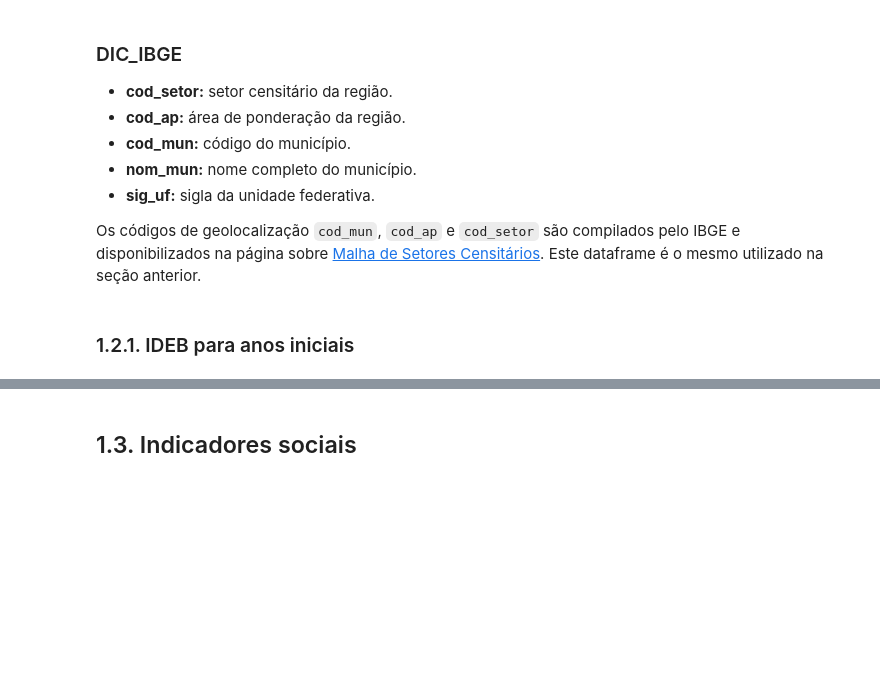
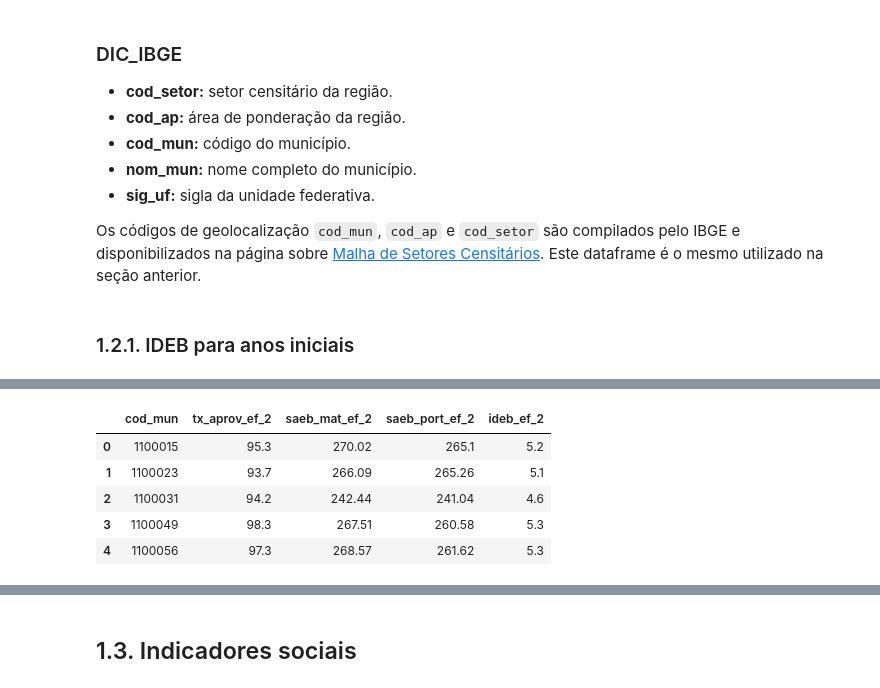
Before and after one commit to guilhermeolivsilva/tp-icd, a Jupyter notebook: Script_Trabalho.ipynb, the cells around one changed output, grey strips where cells are left out. Drawn from its saved outputs; the diff is of its cells as text; code cells hidden in the pictures; blank space fills up the shorter version.

```diff
--- a/Script_Trabalho.ipynb
+++ b/Script_Trabalho.ipynb
@@ -105,23 +142,30 @@ dados_ideb_ef_1.head()
 # %%
 #Importa dados do IDEB (anos finais)
-dados_ideb_ef_2 = pd.read_excel("datasets/divulgacao_anos_finais_municipios_2019.xlsx",
+dados_ideb_ef_2 = pd.read_excel('datasets/raw/divulgacao_anos_finais_municipios_2019.xlsx',
                                 header = [6, 7, 8])
 
 dados_ideb_ef_2 = remove_multilevel_index(dados_ideb_ef_2)
 dados_ideb_ef_2 = dados_ideb_ef_2[dados_ideb_ef_2['Rede'] == 'Pública'][[
     'Código do Município',
     'Taxa de Aprovação - 2019  9º',
     'Nota SAEB - 2019 Matemática',
     'Nota SAEB - 2019 Língua Portuguesa',
     'IDEB\n2019\n(N x P)'
 ]].rename(columns={
     'Código do Município': 'cod_mun',
     'Taxa de Aprovação - 2019  9º': 'tx_aprov_ef_2',
     'Nota SAEB - 2019 Matemática': 'saeb_mat_ef_2',
     'Nota SAEB - 2019 Língua Portuguesa': 'saeb_port_ef_2',
     'IDEB\n2019\n(N x P)': 'ideb_ef_2'
 }).reset_index(drop=True)
 
 dados_ideb_ef_2.head()
+# %% [output]
+|  | cod_mun | tx_aprov_ef_2 | saeb_mat_ef_2 | saeb_port_ef_2 | ideb_ef_2 |
+| 0 | 1100015 | 95.3 | 270.02 | 265.1 | 5.2 |
+| 1 | 1100023 | 93.7 | 266.09 | 265.26 | 5.1 |
+| 2 | 1100031 | 94.2 | 242.44 | 241.04 | 4.6 |
+| 3 | 1100049 | 98.3 | 267.51 | 260.58 | 5.3 |
+| 4 | 1100056 | 97.3 | 268.57 | 261.62 | 5.3 |
 # %%
 #Importa dados do IDEB (ensino médio)
```
Also changed, not shown: parts of 7 cells of this notebook, 6 other files.
